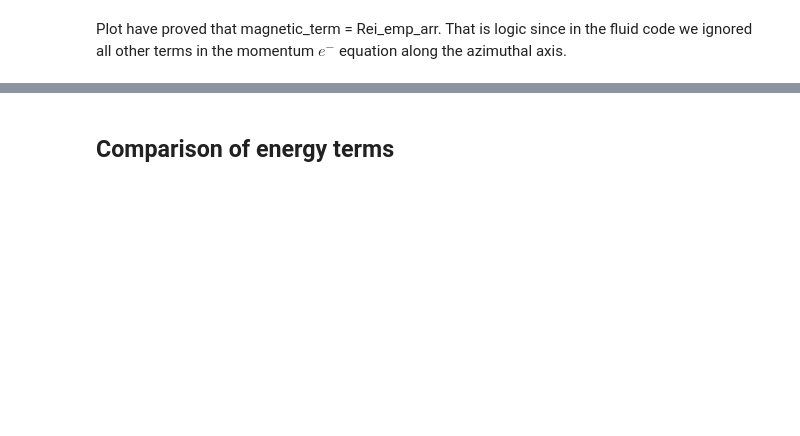
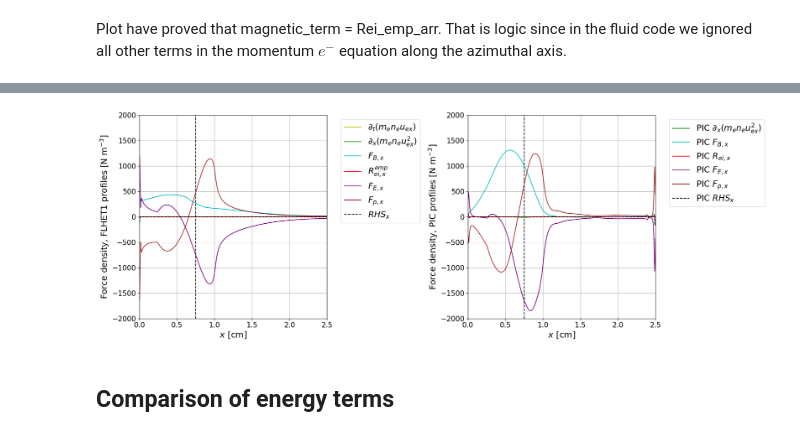
Before and after one commit to federicopetronio/FLHET1D, a Jupyter notebook: plots_comparison_PIC.ipynb, the cells around one changed output, grey strips where cells are left out. Cells and saved outputs as stored; diff of their text form; code cells hidden in the pictures; blank space fills up the shorter version.

```diff
--- a/plots_comparison_PIC.ipynb
+++ b/plots_comparison_PIC.ipynb
@@ -89,3 +146,57 @@ plt.show()
+# %%
+Rei_emp_x     = - phy_const.m_e * uex * ni * alpha_B * w_ce
+F_in_x  = np.gradient(phy_const.m_e * ni * uex**2, x_center)
+F_t_x   = phy_const.m_e * (ni*uex - Pm1[1, :] * Pm1[4, :])/(t - tm1)
+F_B_x   = - phy_const.e * ni * Barr * uey
+F_E_x   = - phy_const.e * Efield * ni
+F_p_x   = - np.gradient(phy_const.e * ni * Te, x_center)
+RHS_x     = Rei_emp_x + F_B_x + F_E_x + F_p_x
+# %%
+PIC_F_in_x  = np.gradient(phy_const.m_e * extracted_df['n_e'] * extracted_df['ve_x']**2, extracted_df['x']/100)
+PIC_F_B_x       = - phy_const.e * extracted_df['n_e'] * extracted_df['BB']*100 * extracted_df['ve_y']    # Magnetic amplitude is here in Tesla. In data it was in 0.1 kT
+PIC_F_E_x       = - phy_const.e * extracted_df['EE'] * extracted_df['n_e']
+PIC_F_p_x       = - np.gradient(phy_const.e * extracted_df['n_e'] * extracted_df['Te_x'], extracted_df["x"]/100)
+PIC_RHS_x       = PIC_F_B_x + PIC_F_E_x + PIC_F_p_x + extracted_df['corr_term_x']
+# %%
+f, ax = plt.subplots(1, 2, figsize=(20,7))
+
+ax[0].plot([LTHR*100, LTHR*100], [-2000., 2000.], 'k--')
+ax[0].plot(x_center*100, F_t_x, 'y-', label = "$\\partial_t(m_e n_e u_{ex})$")
+ax[0].plot(x_center*100, F_in_x, 'g-', label = "$\\partial_x(m_e n_e u_{ex}^2)$")
+ax[0].plot(x_center*100, F_B_x, 'c-', label = "$F_{B,x}$")
+ax[0].plot(x_center*100, Rei_emp_x, 'r-', label = "$R_{ei,x}^{emp}$")
+ax[0].plot(x_center*100, F_E_x, '-', color='purple', label = "$F_{E,x}$")
+ax[0].plot(x_center*100, F_p_x, '-', color='brown', label = "$F_{p,x}$")
+ax[0].plot(x_center*100, RHS_x, 'k--', label = "$RHS_x$")
+ax[0].set_ylim([-2000., 2000.])
+ax[0].set_xlim([0., 2.5])
+ax[0].set_xlabel("$x$ [cm]", fontsize=axisfontsize)
+ax[0].set_ylabel("Force density, FLHET1 profiles [N m$^{-3}$]", fontsize=axisfontsize)
+ax[0].xaxis.set_tick_params(labelsize=tickfontsize)
+ax[0].yaxis.set_tick_params(labelsize=tickfontsize)
+ax[0].grid()
+ax[0].legend(loc="upper left", bbox_to_anchor=(1.05, 1.0), fontsize=legendfontsize)
+
+ax[1].plot([LTHR*100, LTHR*100], [-2000., 2000.], 'k--')
+ax[1].plot(extracted_df['x'], PIC_F_in_x, 'g-', label = "PIC $\\partial_x(m_e n_e u_{ex}^2)$")
+ax[1].plot(extracted_df['x'], PIC_F_B_x, 'c-', label = "PIC $F_{B,x}$")
+ax[1].plot(extracted_df['x'], extracted_df['corr_term_x'], 'r-', label = "PIC $R_{ei,x}$")
+ax[1].plot(extracted_df['x'], PIC_F_E_x, '-', color='purple', label = "PIC $F_{E,x}$")
+ax[1].plot(extracted_df['x'], PIC_F_p_x, '-', color='brown', label = "PIC $F_{p,x}$")
+ax[1].plot(extracted_df['x'], PIC_RHS_x, 'k--', label = "PIC $RHS_x$")
+ax[1].set_ylim([-2000., 2000.])
+ax[1].set_xlim([0., 2.5])
+ax[1].set_xlabel("$x$ [cm]", fontsize=axisfontsize)
+ax[1].set_ylabel("Force density, PIC profiles [N m$^{-3}$]", fontsize=axisfontsize)
+ax[1].xaxis.set_tick_params(labelsize=tickfontsize)
+ax[1].yaxis.set_tick_params(labelsize=tickfontsize)
+ax[1].grid()
+ax[1].legend(loc="upper left", bbox_to_anchor=(1.05, 1.0), fontsize=legendfontsize)
+
+plt.tight_layout()
+plt.show()
+# %% [output]
+[figure, added]
 # %% [markdown]
 ## Comparison of energy terms
 # %%
```
Also changed, not shown: parts of 26 cells of this notebook, 1 other file.
